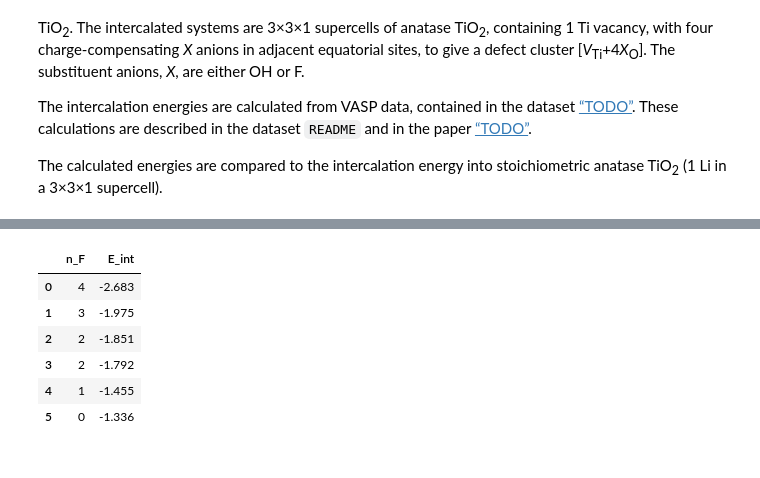
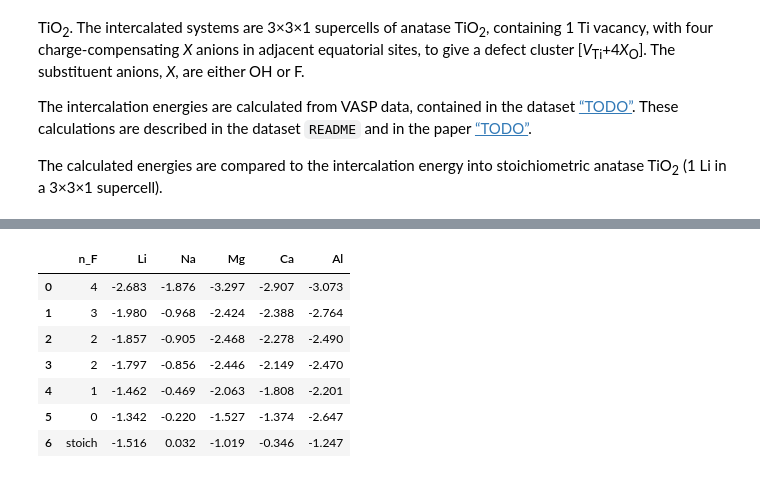
Before and after one commit to bjmorgan/data_F-TiO2_intercalation_anions, a Jupyter notebook: analysis/Intercalation energies.ipynb, the cells around one changed output, grey strips where cells are left out. Drawn from its saved outputs; the diff is of its cells as text; code cells hidden in the pictures.

```diff
--- a/analysis/Intercalation energies.ipynb
+++ b/analysis/Intercalation energies.ipynb
@@ -72,5 +73,7 @@ elemental Li
-# %%
-calculations['elemental Li'] /= calculations['elemental Li'].stoichiometry['Li']
+# %%
+ions = [ 'Li', 'Na', 'Mg', 'Ca', 'Al' ]
+for i in ions:
+    calculations['elemental {}'.format(i)] /= calculations['elemental {}'.format(i)].stoichiometry[i]
 # %%
 to_calculate = [ [ 4, '4F' ],
                  [ 3, '3F+1OH' ],
@@ -82,17 +85,22 @@ to_calculate = [ [ 4, '4F' ],
 to_plot = []
 for n_F, string in to_calculate:
 #     print( n_OH, string )
-    intercalation_energy = delta_E( [ calculations['TiO2 {} stoichiometric'.format( string )], calculations['elemental Li'] ],
-                                    [ calculations['TiO2 {} + Li'.format( string ) ] ] )
-    to_plot.append( [ n_F, intercalation_energy ] )
+    intercalation_energies = [ delta_E( [ calculations['TiO2 {} stoichiometric'.format( string )], calculations['elemental {}'.format(i)] ],
+                                    [ calculations['TiO2 {} + {}'.format( string, i ) ] ] ) for i in ions ]
+    to_plot.append( [n_F] + intercalation_energies )
+
+anatase_intercalation_energies = [ delta_E( [ calculations['stoichiometric anatase'], calculations['elemental {}'.format(i)] ],
+                                            [ calculations['stoichiometric anatase + {}'.format( i ) ] ] )  for i in ions ]
+to_plot.append( ['stoich'] + anatase_intercalation_energies )
 # %%
-df = pd.DataFrame( to_plot, columns=[ 'n_F', 'E_int' ] )
+df = pd.DataFrame( to_plot, columns=[ 'n_F' ]+ions )
 df.round(3)
 # %% [output]
-|  | n_F | E_int |
-| 0 | 4 | -2.683 |
-| 1 | 3 | -1.975 |
-| 2 | 2 | -1.851 |
-| 3 | 2 | -1.792 |
-| 4 | 1 | -1.455 |
-| 5 | 0 | -1.336 |
+|  | n_F | Li | Na | Mg | Ca | Al |
+| 0 | 4 | -2.683 | -1.876 | -3.297 | -2.907 | -3.073 |
+| 1 | 3 | -1.980 | -0.968 | -2.424 | -2.388 | -2.764 |
+| 2 | 2 | -1.857 | -0.905 | -2.468 | -2.278 | -2.490 |
+| 3 | 2 | -1.797 | -0.856 | -2.446 | -2.149 | -2.470 |
+| 4 | 1 | -1.462 | -0.469 | -2.063 | -1.808 | -2.201 |
+| 5 | 0 | -1.342 | -0.220 | -1.527 | -1.374 | -2.647 |
+| 6 | stoich | -1.516 | 0.032 | -1.019 | -0.346 | -1.247 |
```
Also changed, not shown: parts of 8 cells of this notebook, 13 other files.
